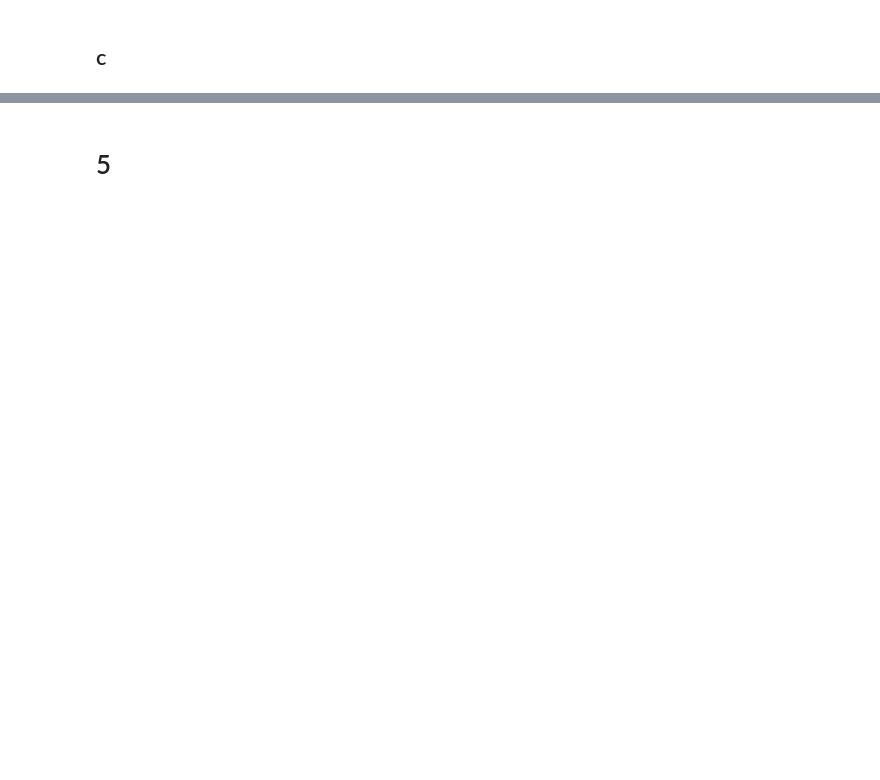
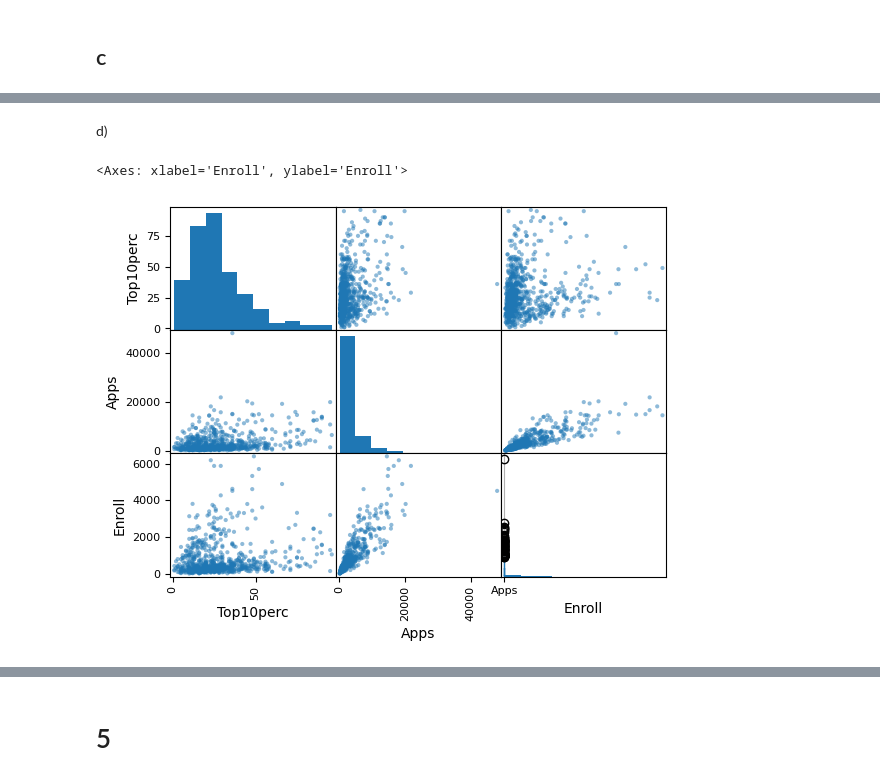
Before and after one commit to afrenkai/MA-4635-HW1, a Jupyter notebook: MA4635.ipynb, the cells around one changed output, grey strips where cells are left out. Drawn from its saved outputs; the diff is of its cells as text; code cells hidden in the pictures; blank space fills up the shorter version.

```diff
--- a/MA4635.ipynb
+++ b/MA4635.ipynb
@@ -43,3 +44,8 @@ college
 | 775 | Yale University | Yes | 10705 | 2453 | 1317 | 95 | 99 | 5217 | 83 | ... |
 | 776 | York College of Pennsylvania | Yes | 2989 | 1855 | 691 | 28 | 63 | 2988 | 1726 | ... |
 777 rows × 19 columns
+# %%
+college2 = pd.read_csv('College.csv', index_col = 0)
+college3 = college.rename({'Unnamed: 0': 'College'}, axis = 1)
+college3 = college3.set_index('College')
+college = college3
@@ -47,0 +83,8 @@ college
+# %% [markdown]
+d)
+# %%
+college_scatter_mat = college[['Top10perc', 'Apps', 'Enroll']]
+pd.plotting.scatter_matrix(college_scatter_mat)
+# %% [output]
+<Axes: xlabel='Enroll', ylabel='Enroll'>
+[figure, added]
```
Also changed, not shown: parts of 11 cells of this notebook.
